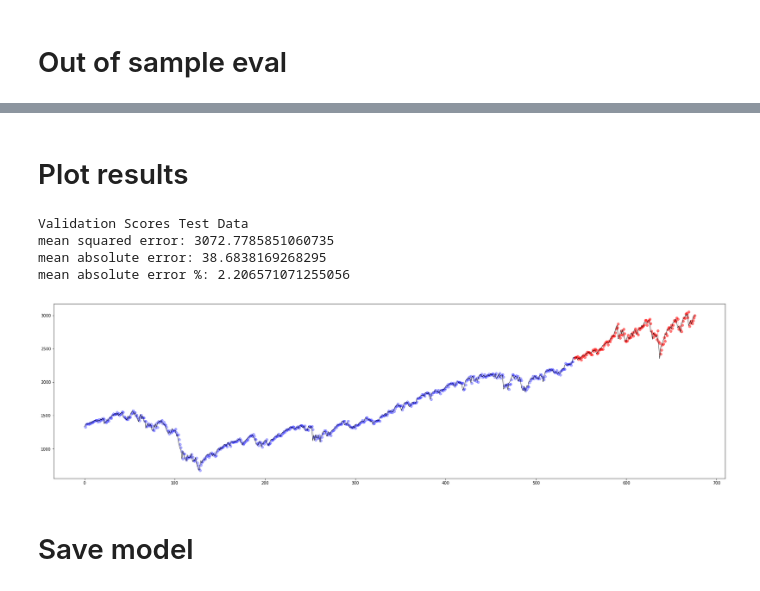
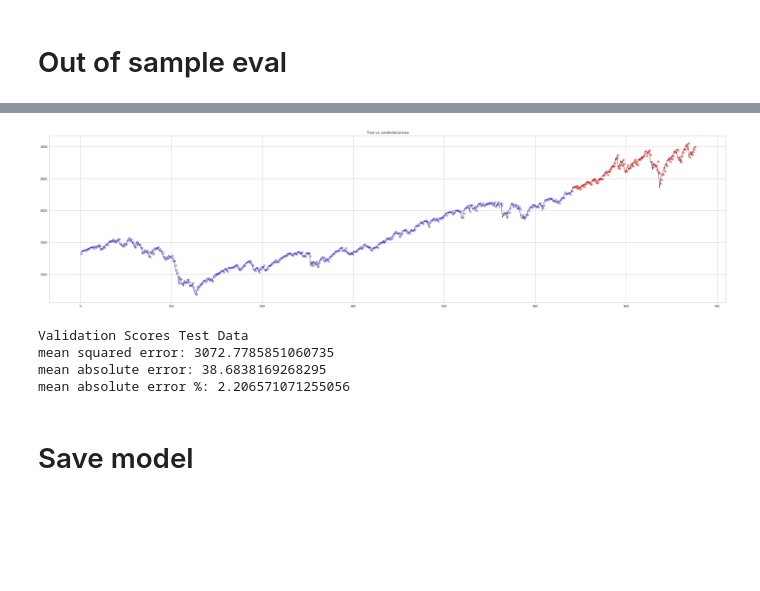
Before and after one commit to lukasgrahl/bachelor, a Jupyter notebook: notebooks/3.1-ols_model.ipynb, the cells around one changed output, grey strips where cells are left out. Drawn from its saved outputs; the diff is of its cells as text; code cells hidden in the pictures; blank space fills up the shorter version.

```diff
--- a/notebooks/3.1-ols_model.ipynb
+++ b/notebooks/3.1-ols_model.ipynb
@@ -201,5 +204,3 @@ Series is normally distributed: False
 Test for Heteroskedasticity
 Test p-value: 0.45951888044828637
 Heteroskedasticity is present: False
-# %% [markdown]
-# Plot results
@@ -217,21 +207,12 @@ df_r["sp_tot_pred_test"] = df_r["sp_tot_pred_test"].shift(1)
-# %%
-fig, ax = plt.subplots(1, 1, figsize=(30, 8))
-ax.plot(df_r["sp_tot_pred_train"], marker="o", lw=.5, alpha=.3, color="blue")
-ax.plot(df_r["sp_tot_pred_test"], marker="o", lw=.5, alpha=.5, color="red")
-ax.plot(df_r["sp_true_vals"], color="black", lw=.8)
-
-# plt.xlim([600, 700])
-
-print("Validation Scores Test Data")
-print(f"mean squared error: {np.mean((df_r.sp_tot_pred_test - df_r[data_dict['sp_true_vals']]) ** 2)}")
-print(f"mean absolute error: {np.mean(abs(df_r.sp_tot_pred_test - df_r[data_dict['sp_true_vals']]))}")
-print(f"mean absolute error %: {(np.mean(abs(df_r.sp_tot_pred_test - df_r[data_dict['sp_true_vals']])) / df_r[data_dict['sp_true_vals']].mean()) * 100}")
-# %% [output]
-Validation Scores Test Data
-mean squared error: 3072.7785851060735
-mean absolute error: 38.6838169268295
-mean absolute error %: 2.206571071255056
-[figure, removed]
+# %%
+mval.plot_results_on_price_scale(df_w,
+                                 df_ws)
+# %% [output]
+[figure, added]
+Validation Scores Test Data
+mean squared error: 3072.7785851060735
+mean absolute error: 38.6838169268295
+mean absolute error %: 2.206571071255056
 # %% [markdown]
 # Save model
 # %%
```
Also changed, not shown: parts of 5 cells of this notebook, 1 other file.
